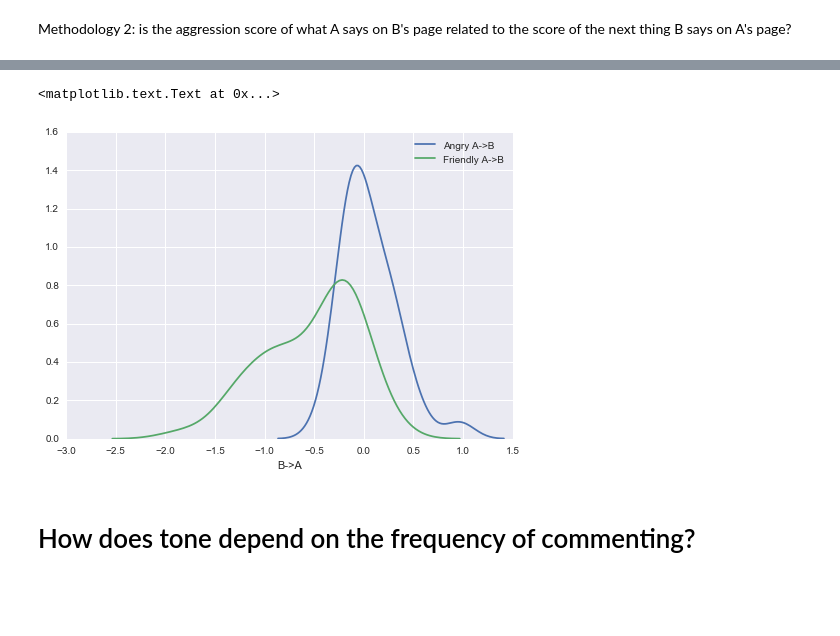
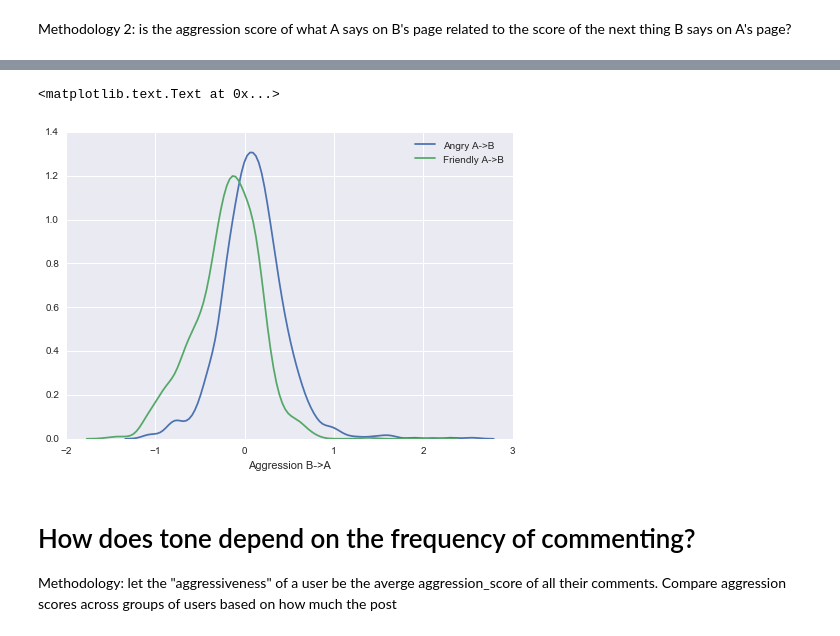
Before and after one commit to ewulczyn/wiki-detox, a Jupyter notebook: wikipedia/src/modeling/Research Questions.ipynb, the cells around one changed output, grey strips where cells are left out. Saved outputs shown, nothing was run; the diff lists cells and outputs as text; code cells hidden in the pictures; blank space fills up the shorter version.

```diff
--- a/wikipedia/src/modeling/Research Questions.ipynb
+++ b/wikipedia/src/modeling/Research Questions.ipynb
@@ -700,13 +749,22 @@ sns.jointplot(x = 'pred_aggression_score_x', y = 'pred_aggression_score_y', data
 # %%
-sns.distplot(d_temp.query('pred_aggression_score_x > 2')['pred_aggression_score_y'], hist=False, label = 'Angry A->B')
-sns.distplot(d_temp.query('pred_aggression_score_x < -2')['pred_aggression_score_y'], hist=False, label = 'Friendly A->B')
+t_angry = np.percentile(d_temp['pred_aggression_score_x'], 99)
+t_friendly = np.percentile(d_temp['pred_aggression_score_x'], 1)
+
+sns.distplot(d_temp.query('pred_aggression_score_x > %f' % t_angry)['pred_aggression_score_y'], hist=False, label = 'Angry A->B')
+sns.distplot(d_temp.query('pred_aggression_score_x < %f' % t_friendly)['pred_aggression_score_y'], hist=False, label = 'Friendly A->B')
+
+
+#sns.distplot(d_temp.query('pred_aggression_score_x > 2')['pred_aggression_score_y'], hist=False, label = 'Angry A->B')
+#sns.distplot(d_temp.query('pred_aggression_score_x < -2')['pred_aggression_score_y'], hist=False, label = 'Friendly A->B')
 #sns.distplot(d_temp.query('pred_aggression_score_x > - 0.5 and pred_aggression_score_x <  0.5')['pred_aggression_score_y'], hist=False, label = 'Neutral A->B')
-plt.xlabel('B->A')
+plt.xlabel('Aggression B->A')
 # %% [output]
 <matplotlib.text.Text at 0x...>
-[figure, old version]
+[figure, new version]
-# %% [markdown]
-#  How does tone depend on the frequency of commenting?
+# %% [markdown]
+#  How does tone depend on the frequency of commenting?
+
+Methodology: let the "aggressiveness" of a user be the averge aggression_score of all their comments. Compare aggression scores across groups of users based on how much the post
 # %%
 tresholds = [int(np.percentile(df_no_admin_2015['user_text'].value_counts(), p)) for p in range(0, 101,2 )]
 tresholds = sorted(set(tresholds))
```
Also changed, not shown: parts of 57 cells of this notebook.
